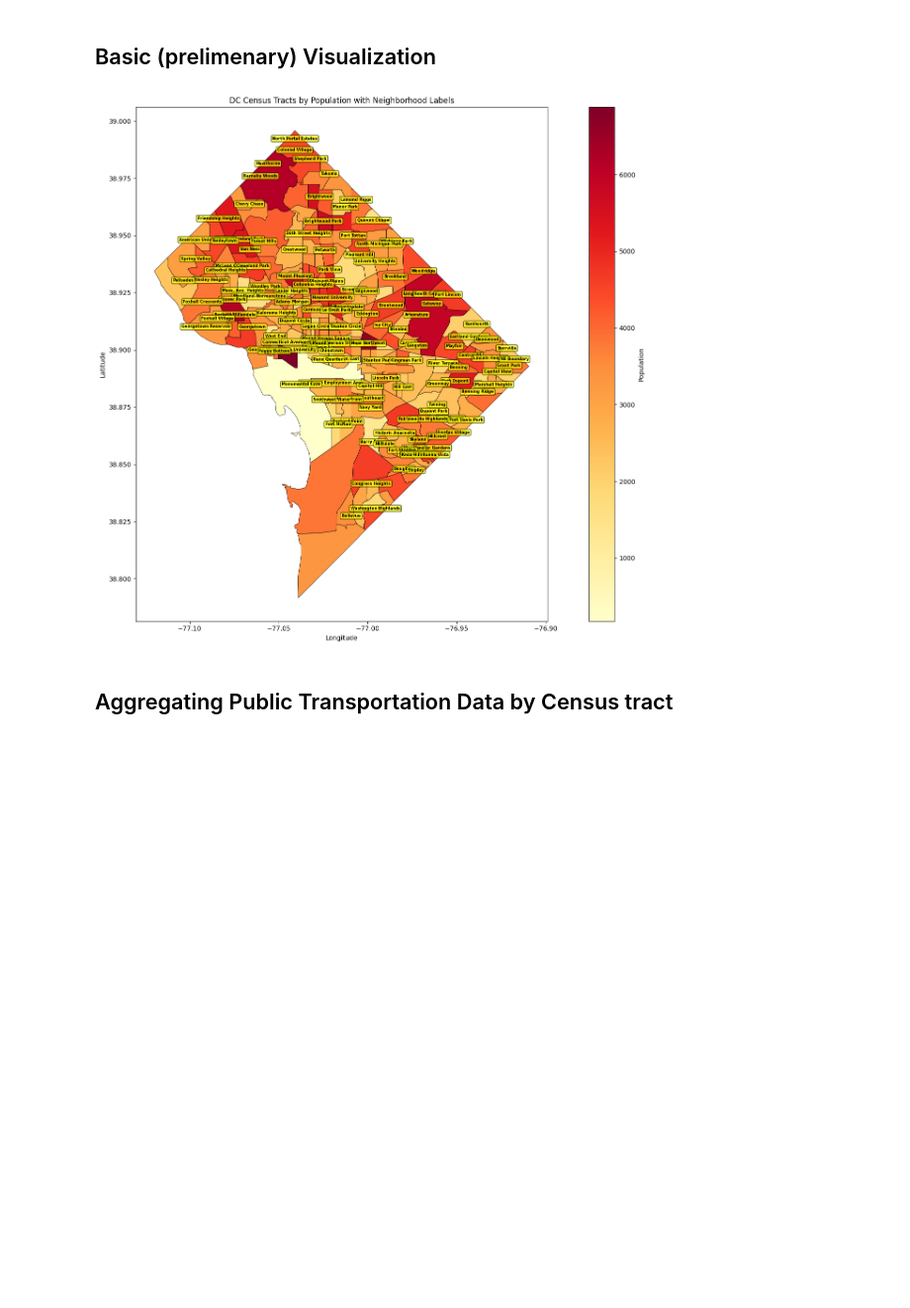
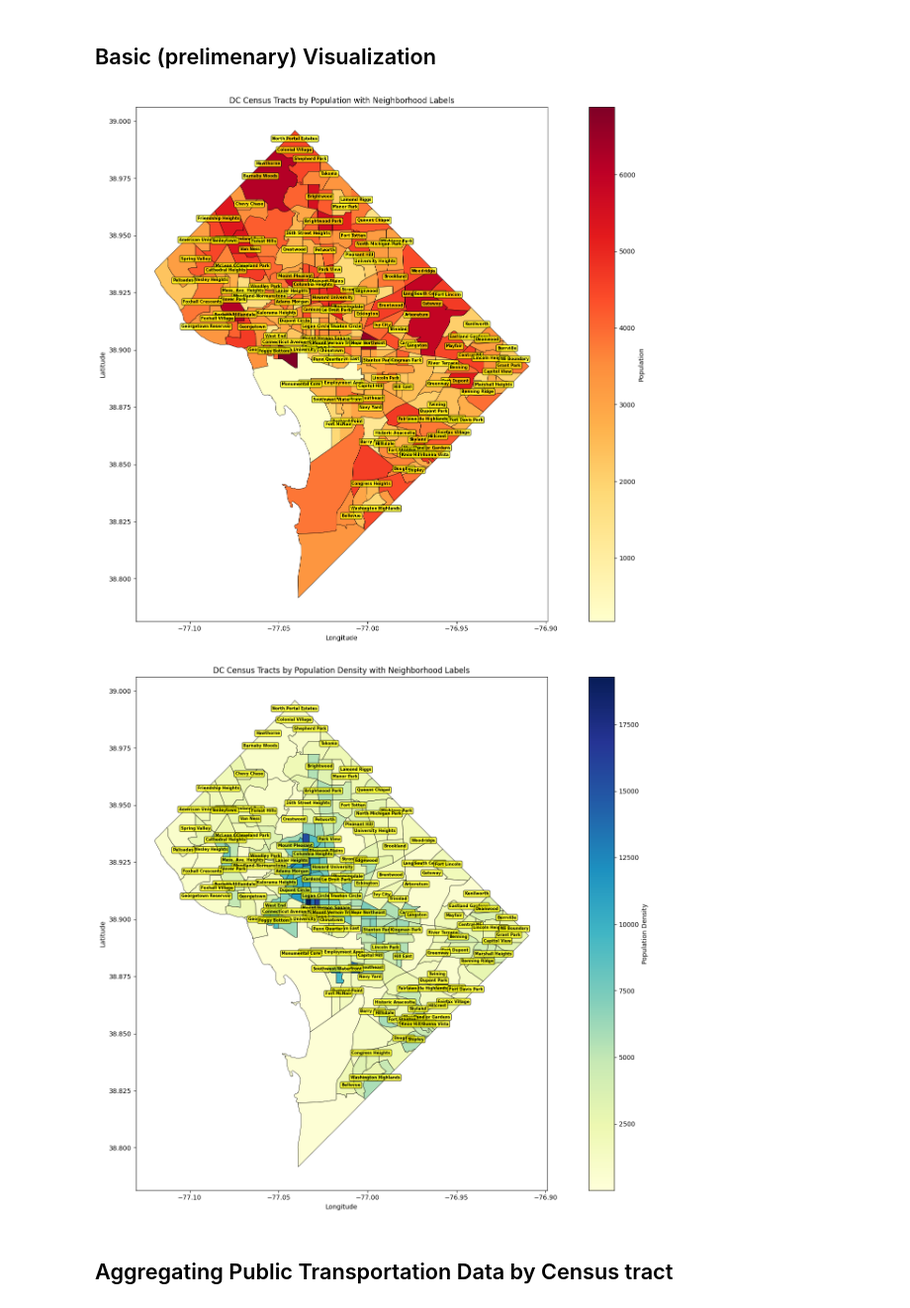
Before and after one commit to matthewosmesfin/DC_Transport, a Jupyter notebook: notebooks/aggregation.ipynb, the cells around one changed output. Shown at 99% size. Saved outputs shown, nothing was run; the diff lists cells and outputs as text; code cells hidden in the pictures; blank space fills up the shorter version.

```diff
--- a/notebooks/aggregation.ipynb
+++ b/notebooks/aggregation.ipynb
@@ -43,28 +51,54 @@ census_tracts = census_tracts.rename(columns={"P0010001": "POPULATION"})
 # %% [markdown]
 ## Basic (prelimenary) Visualization
 # %%
-# visualize the lables and tracts, shading darker based on higher population, and using the labels to just label, use matplotlib
 import matplotlib.pyplot as plt
+
+# Plot population
 fig, ax = plt.subplots(figsize=(18, 12))
-
-# Plot census tracts with population-based shading
-census_tracts.plot(column='POPULATION', ax=ax, legend=True,
-				   cmap='YlOrRd', edgecolor='black', linewidth=0.5,
-				   legend_kwds={'label': 'Population', 'orientation': 'vertical'})
-
-# Overlay neighborhood labels as points with text annotations
-for idx, row in neighborhood_labels.iterrows():
-	ax.annotate(text=row['NAME'], xy=(row.geometry.x, row.geometry.y),
-				ha='center', fontsize=6, weight='bold',
-				bbox=dict(boxstyle='round,pad=0.3', facecolor='yellow', alpha=0.7))
-
+census_tracts.plot(
+	column='POPULATION', ax=ax, legend=True,
+	cmap='YlOrRd', edgecolor='black', linewidth=0.5,
+	legend_kwds={'label': 'Population', 'orientation': 'vertical'}
+)
+for _, row in neighborhood_labels.iterrows():
+	ax.annotate(
+		text=row['NAME'],
+		xy=(row.geometry.x, row.geometry.y),
+		ha='center',
+		fontsize=6,
+		weight='bold',
+		bbox=dict(boxstyle='round,pad=0.3', facecolor='yellow', alpha=0.7)
+	)
 ax.set_xlabel('Longitude')
 ax.set_ylabel('Latitude')
 ax.set_title('DC Census Tracts by Population with Neighborhood Labels')
 plt.tight_layout()
 plt.show()
+
+# Plot population density
+fig, ax = plt.subplots(figsize=(18, 12))
+census_tracts.plot(
+	column='POPULATION_DENSITY', ax=ax, legend=True,
+	cmap='YlGnBu', edgecolor='black', linewidth=0.5,
+	legend_kwds={'label': 'Population Density', 'orientation': 'vertical'}
+)
+for _, row in neighborhood_labels.iterrows():
+	ax.annotate(
+		text=row['NAME'],
+		xy=(row.geometry.x, row.geometry.y),
+		ha='center',
+		fontsize=6,
+		weight='bold',
+		bbox=dict(boxstyle='round,pad=0.3', facecolor='yellow', alpha=0.7)
+	)
+ax.set_xlabel('Longitude')
+ax.set_ylabel('Latitude')
+ax.set_title('DC Census Tracts by Population Density with Neighborhood Labels')
+plt.tight_layout()
+plt.show()
 # %% [output]
 [figure]
+[figure, added]
 # %% [markdown]
 ## Aggregating Public Transportation Data by Census tract
 # %%
```
Also changed, not shown: parts of 13 cells of this notebook, 7 other files.
